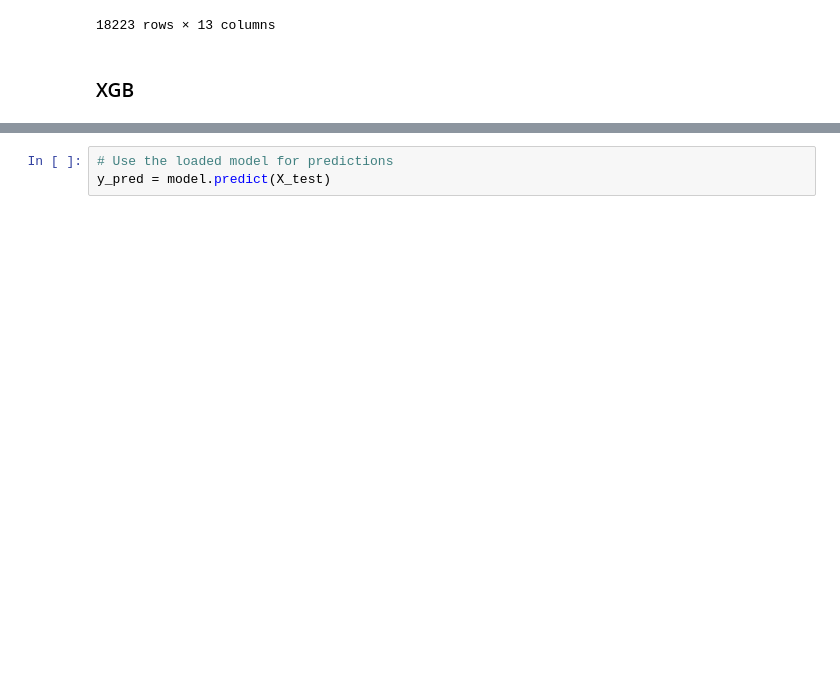
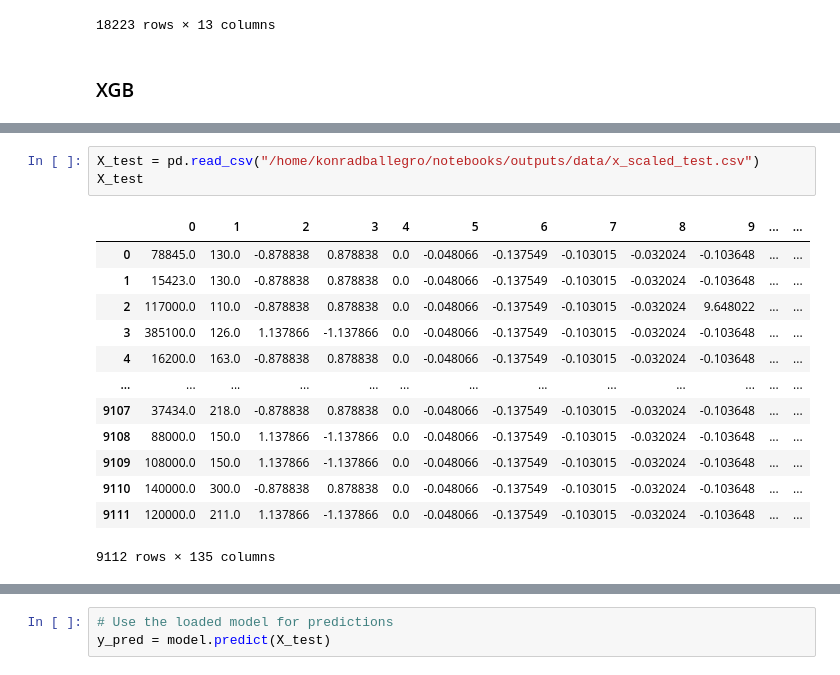
Before and after one commit to KonuTech/mlops-zoomcamp-project, a Jupyter notebook: notebooks/explainer_xgb.ipynb, the cells around one changed output, grey strips where cells are left out. Cells and saved outputs as stored; diff of their text form; blank space fills up the shorter version.

```diff
--- a/notebooks/explainer_xgb.ipynb
+++ b/notebooks/explainer_xgb.ipynb
@@ -587,0 +634,17 @@ X_train
+# %%
+X_test = pd.read_csv("/home/konradballegro/notebooks/outputs/data/x_scaled_test.csv")
+X_test
+# %% [output]
+|  | 0 | 1 | 2 | 3 | 4 | 5 | 6 | 7 | 8 | 9 | ... | ... |
+| 0 | 78845.0 | 130.0 | -0.878838 | 0.878838 | 0.0 | -0.048066 | -0.137549 | -0.103015 | -0.032024 | -0.103648 | ... | ... |
+| 1 | 15423.0 | 130.0 | -0.878838 | 0.878838 | 0.0 | -0.048066 | -0.137549 | -0.103015 | -0.032024 | -0.103648 | ... | ... |
+| 2 | 117000.0 | 110.0 | -0.878838 | 0.878838 | 0.0 | -0.048066 | -0.137549 | -0.103015 | -0.032024 | 9.648022 | ... | ... |
+| 3 | 385100.0 | 126.0 | 1.137866 | -1.137866 | 0.0 | -0.048066 | -0.137549 | -0.103015 | -0.032024 | -0.103648 | ... | ... |
+| 4 | 16200.0 | 163.0 | -0.878838 | 0.878838 | 0.0 | -0.048066 | -0.137549 | -0.103015 | -0.032024 | -0.103648 | ... | ... |
+| ... | ... | ... | ... | ... | ... | ... | ... | ... | ... | ... | ... | ... |
+| 9107 | 37434.0 | 218.0 | -0.878838 | 0.878838 | 0.0 | -0.048066 | -0.137549 | -0.103015 | -0.032024 | -0.103648 | ... | ... |
+| 9108 | 88000.0 | 150.0 | 1.137866 | -1.137866 | 0.0 | -0.048066 | -0.137549 | -0.103015 | -0.032024 | -0.103648 | ... | ... |
+| 9109 | 108000.0 | 150.0 | 1.137866 | -1.137866 | 0.0 | -0.048066 | -0.137549 | -0.103015 | -0.032024 | -0.103648 | ... | ... |
+| 9110 | 140000.0 | 300.0 | -0.878838 | 0.878838 | 0.0 | -0.048066 | -0.137549 | -0.103015 | -0.032024 | -0.103648 | ... | ... |
+| 9111 | 120000.0 | 211.0 | 1.137866 | -1.137866 | 0.0 | -0.048066 | -0.137549 | -0.103015 | -0.032024 | -0.103648 | ... | ... |
+9112 rows × 135 columns
```
Also changed, not shown: parts of 12 cells of this notebook, 2 other files.
